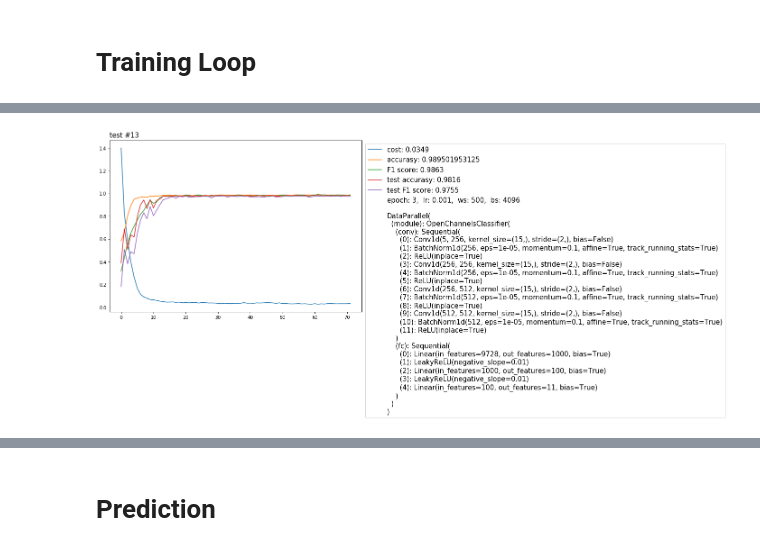
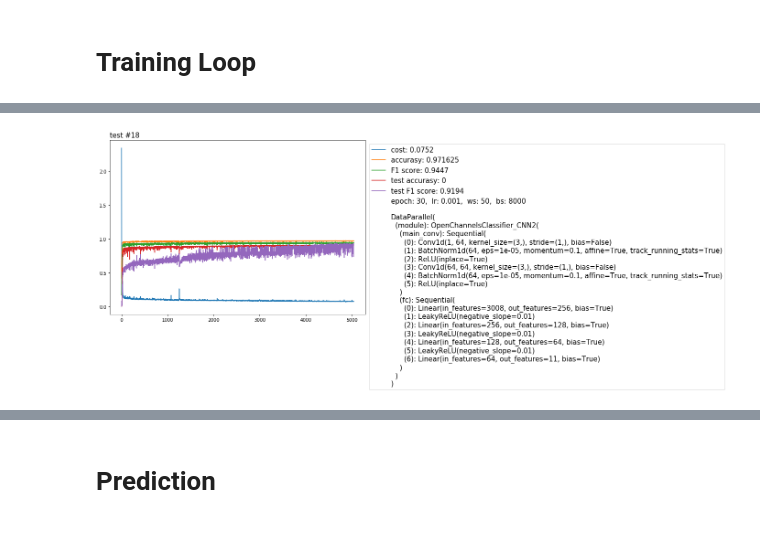
Before and after one commit to akorol98/IonSwitching, a Jupyter notebook: main_notebook.ipynb, the cells around one changed output, grey strips where cells are left out. Cells and saved outputs as stored; diff of their text form; code cells hidden in the pictures.

```diff
--- a/main_notebook.ipynb
+++ b/main_notebook.ipynb
@@ -195,8 +163,8 @@ array([[1., 2., 3., 4., 5.],
 from dataUtils.CustomDataset import IonSwitchingDataset
 
 ion_dataset_train = IonSwitchingDataset('data/train_new.csv', window_size=ws, slice_ratio=sr)
-ion_dataset_test = IonSwitchingDataset('data/test_new.csv', window_size=ws, slice_ratio=sr)
-ion_dataset_submmit = IonSwitchingDataset('data/test.csv', window_size=ws, slice_ratio=sr, train=False)
+ion_dataset_test = IonSwitchingDataset('data/dev.csv', window_size=ws, slice_ratio=sr)
+ion_dataset_submmit = IonSwitchingDataset('data/test_shifted_true.csv', window_size=ws, slice_ratio=sr, train=False)
 # %%
 dataloader = DataLoader(ion_dataset_train, batch_size=btch_sz, shuffle=True, num_workers=workers)
 dataloader_test = DataLoader(ion_dataset_test, batch_size=25000, shuffle=False, num_workers=workers)
@@ -204,2 +211,4 @@ dataloader_submmit = DataLoader(ion_dataset_submmit, batch_size=btch_sz, shuffle
+# %%
+dataloader = DataLoader(SequensDataset, batch_size=btch_sz, num_workers=workers, shuffle=True)
 # %%
 batch = next(iter(dataloader))
@@ -221,7 +235,9 @@ plt.show()
 import models.FCC as FCC
 reload(FCC)
 
-model = FCC.OpenChannelsClassifier(1)
+model = FCC.OpenChannelsClassifier_CNN2(1)
+# model = FCC.OpenChannelsClassifier_FC(1)
+# model = FCC.Seq_CNN(1)
 model.apply(FCC.weights_init)
 print(sum(p.numel() for p in model.parameters()))
 model.to(device)
@@ -253,9 +266,7 @@ batch_test = next(iter(dataloader_test))
 # %% [markdown]
 # Training Loop
 # %%
-from sklearn.metrics import f1_score
-
-num_epochs = 3
+num_epochs = 30
 monit_res = 5
 for epoch in range(num_epochs):
 
@@ -265,16 +276,10 @@ for epoch in range(num_epochs):
         optimizer.zero_grad()
 
         input, labels = batch['input'], batch['open_channels']
-        input = input.to(device).float().view(len(input), 5, ws+1)
+        input = input.to(device).float().view(len(input), 1, ws+1)
         labels = labels.to(device).float()
 
-#         open_channels = batch['open_channels_gessed']
-#         open_channels = open_channels.to(device).float().view(len(open_channels), 1, ws+1)
-#         n_gessed = len(open_channels[open_channels == -1])
-#         open_channels[open_channels == -1] = torch.cuda.FloatTensor(np.random.choice(10, n_gessed, p=probs))
-
-
-        output = model(input)
+        output = model(input).reshape(len(input), 11)
 
         loss = criterion(output, torch.max(labels, 1)[1])
         loss.backward()
@@ -298,15 +303,11 @@ for epoch in range(num_epochs):
             t_f1 = 0
 
             input, labels = batch_test['input'], batch_test['open_channels']
-            input = input.to(device).float().view(len(batch_test['input']), 5, ws+1)
+            input = input.to(device).float().view(len(batch_test['input']), 1, ws+1)
             labels = labels.to(device).float()
 
-#             open_channels = batch['open_channels_gessed']
-#             open_channels = open_channels.to(device).float().view(len(open_channels), 1, ws+1)
-#             n_gessed = len(open_channels[open_channels == -1])
-#             open_channels[open_channels == -1] = torch.cuda.FloatTensor(np.random.choice(10, n_gessed, p=probs))
-
-            output = model(input)
+            with torch.no_grad():
+                output = model(input).reshape(len(input), 11)
             predicted_idx = torch.max(output, 1)[1]
             true_idx = torch.max(labels, 1)[1]
             predicted_idx = predicted_idx.cpu().detach()
@@ -319,14 +320,19 @@ for epoch in range(num_epochs):
 
 
             train_losses = np.append(train_losses, running_loss/monit_res)
-            print('[{}/{}] [{}/{}], loss: {}, accyrasy: {}, f1: {}'.format(epoch,
+            print('[{}/{}] [{}/{}], loss: {}, accyrasy: {}, f1: {}  f1_dev: {}'.format(epoch,
                                                      num_epochs,
                                                      i,
                                                      len(dataloader),
                                                      round(running_loss/monit_res, 4),
                                                      round(accurasy, 4),
-                                                     f1
+                                                     round(f1, 4),
+                                                     round(t_f1, 4)
                                                     )
                  )
             running_loss = 0.0
+#             if t_f1 > 0.892:
+#                 print(asd)
+#             if t_f1 > 0.965:
+#                 print(asd)
 # %% [output]
@@ -350,14 +410,14 @@ for epoch in range(num_epochs):
 # %%
 %matplotlib inline
 plt.figure(figsize=(10,7))
 plt.plot(train_losses, label='cost: {}'.format(round(train_losses[-1], 4)))
 plt.plot(train_accurasy, label='accurasy: {}'.format(accurasy))
 plt.plot(train_f1, label='F1 score: {}'.format(round(train_f1[-1], 4)))
 plt.plot(test_accurasy, label='test accurasy: {}'.format(t_accurasy))
 plt.plot(test_f1, label='test F1 score: {}'.format(round(test_f1[-1], 4)))
 plt.plot([], [], ' ', label="epoch: {},  lr: {},  ws: {},  bs: {}\n\n{}".format(num_epochs, lr, ws, btch_sz, model))
-plt.title('test #13', fontsize=15, loc='left')
+plt.title('test #18', fontsize=15, loc='left')
 plt.legend(fontsize=15, bbox_to_anchor=(1, 1))
 plt.show()
 # %% [output]
-[figure, old version]
+[figure, new version]
```
Also changed, not shown: parts of 111 cells of this notebook, 4 other files.
